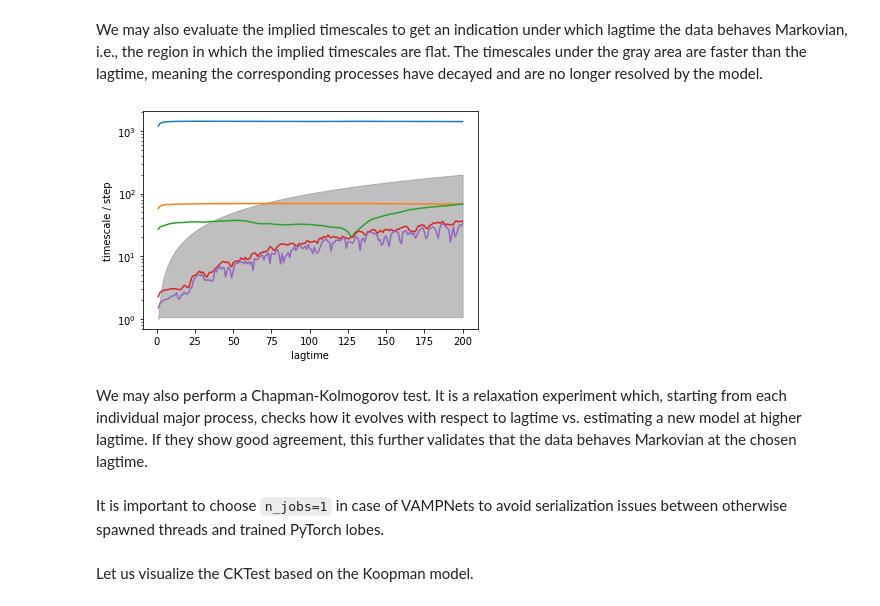
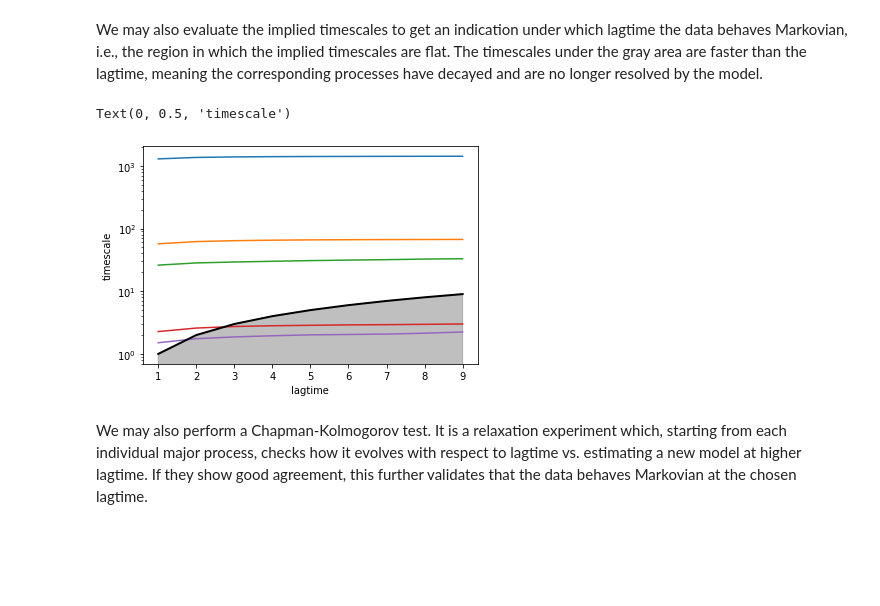
Before and after one commit to deeptime-ml/deeptime-notebooks, a Jupyter notebook: examples/ala2-example.ipynb, the cells around one changed output. Drawn from its saved outputs; the diff is of its cells as text; code cells hidden in the pictures; blank space fills up the shorter version.

```diff
--- a/examples/ala2-example.ipynb
+++ b/examples/ala2-example.ipynb
@@ -49,33 +53,28 @@ cb.set_label('# of frames in bin')
 # %% [markdown]
 Let's define the dataset that we use for training and validation. We use a lagtime $\tau=1$.
 # %%
-from deeptime.data import TimeLaggedDataset
+from deeptime.util.data import TrajectoryDataset, TrajectoriesDataset
 
-dataset = TimeLaggedDataset.from_trajectories(lagtime=1, data=data)
+dataset = TrajectoriesDataset.from_numpy(1, data)
 # %% [markdown]
 Now we split the data into training and validation set.
 # %%
-n_val = int(len(dataset)*.3)
+n_val = int(len(dataset)*.1)
 train_data, val_data = torch.utils.data.random_split(dataset, [len(dataset) - n_val, n_val])
 # %% [markdown]
 Now we can set up the VAMPNet lobe(s).
 # %%
 lobe = nn.Sequential(
     nn.BatchNorm1d(data[0].shape[1]),
-    nn.Linear(data[0].shape[1], 30), nn.ELU(),
-    nn.Linear(30, 100), nn.ELU(),
-    nn.Linear(100, 100), nn.ELU(),
-    nn.Linear(100, 100), nn.ELU(),
-    nn.Linear(100, 100), nn.ELU(),
-    nn.Linear(100, 100), nn.ELU(),
-    nn.Linear(100, 100), nn.ELU(),
-    nn.Linear(100, 30), nn.ELU(),
-    nn.Linear(30, 6),
+    nn.Linear(data[0].shape[1], 20), nn.ELU(),
+    nn.Linear(20, 20), nn.ELU(),
+    nn.Linear(20, 20), nn.ELU(),
+    nn.Linear(20, 20), nn.ELU(),
+    nn.Linear(20, 20), nn.ELU(),
+    nn.Linear(20, 6),
     nn.Softmax(dim=1)  # obtain fuzzy probability distribution over output states
 )
 
-from copy import deepcopy
-lobe_timelagged = deepcopy(lobe).to(device=device)
 lobe = lobe.to(device=device)
 print(lobe)
 # %% [output]
@@ -101,7 +98,7 @@ With the lobe defined, we can create a VAMPNet estimator.
 # %%
 from deeptime.decomposition.deep import VAMPNet
 
-vampnet = VAMPNet(lobe=lobe, lobe_timelagged=lobe_timelagged, learning_rate=5e-4, device=device)
+vampnet = VAMPNet(lobe=lobe, learning_rate=5e-3, device=device)
 # %% [markdown]
 In order to train the VAMPNet transformations, we set up data loaders.
 # %%
@@ -170,18 +167,18 @@ VAMP-2 score under lag 10: s = 3.28
 # %% [markdown]
 We may also evaluate the implied timescales to get an indication under which lagtime the data behaves Markovian, i.e., the region in which the implied timescales are flat. The timescales under the gray area are faster than the lagtime, meaning the corresponding processes have decayed and are no longer resolved by the model.
 # %%
-lagtimes = np.arange(1, 201, dtype=np.int32)
-timescales = []
-for lag in tqdm(lagtimes):
-    ts = VAMP(lagtime=lag, observable_transform=model).fit(data).fetch_model().timescales(k=5)
-    timescales.append(ts)
+from deeptime.util.validation import implied_timescales, ck_test
+from deeptime.plots import plot_implied_timescales, plot_ck_test
 
-f, ax = plt.subplots(1, 1)
-ax.semilogy(lagtimes, timescales)
+lagtimes = np.arange(1, 10, dtype=np.int32)
+vamp_models = [VAMP(lagtime=lag, observable_transform=model).fit_fetch(data) for lag in tqdm(lagtimes)]
+
+ax = plot_implied_timescales(implied_timescales(vamp_models))
+ax.set_yscale('log')
 ax.set_xlabel('lagtime')
-ax.set_ylabel('timescale / step')
-ax.fill_between(lagtimes, ax.get_ylim()[0]*np.ones(len(lagtimes)), lagtimes, alpha=0.5, color='grey');
+ax.set_ylabel('timescale')
 # %% [output]
+Text(0, 0.5, 'timescale')
-[figure, old version]
+[figure, new version]
 # %% [markdown]
 We may also perform a Chapman-Kolmogorov test. It is a relaxation experiment which, starting from each individual major process, checks how it evolves with respect to lagtime vs. estimating a new model at higher lagtime. If they show good agreement, this further validates that the data behaves Markovian at the chosen lagtime.
@@ -190,2 +184,0 @@ validator = vamp_estimator.chapman_kolmogorov_validator(mlags=20)
-# %% [markdown]
-It is important to choose `n_jobs=1` in case of VAMPNets to avoid serialization issues between otherwise spawned threads and trained PyTorch lobes.
@@ -194,2 +184,0 @@ cktest = validator.fit(data, n_jobs=1, progress=tqdm).fetch_model()
-# %% [markdown]
-Let us visualize the CKTest based on the Koopman model.
```
Also changed, not shown: parts of 16 cells of this notebook.
